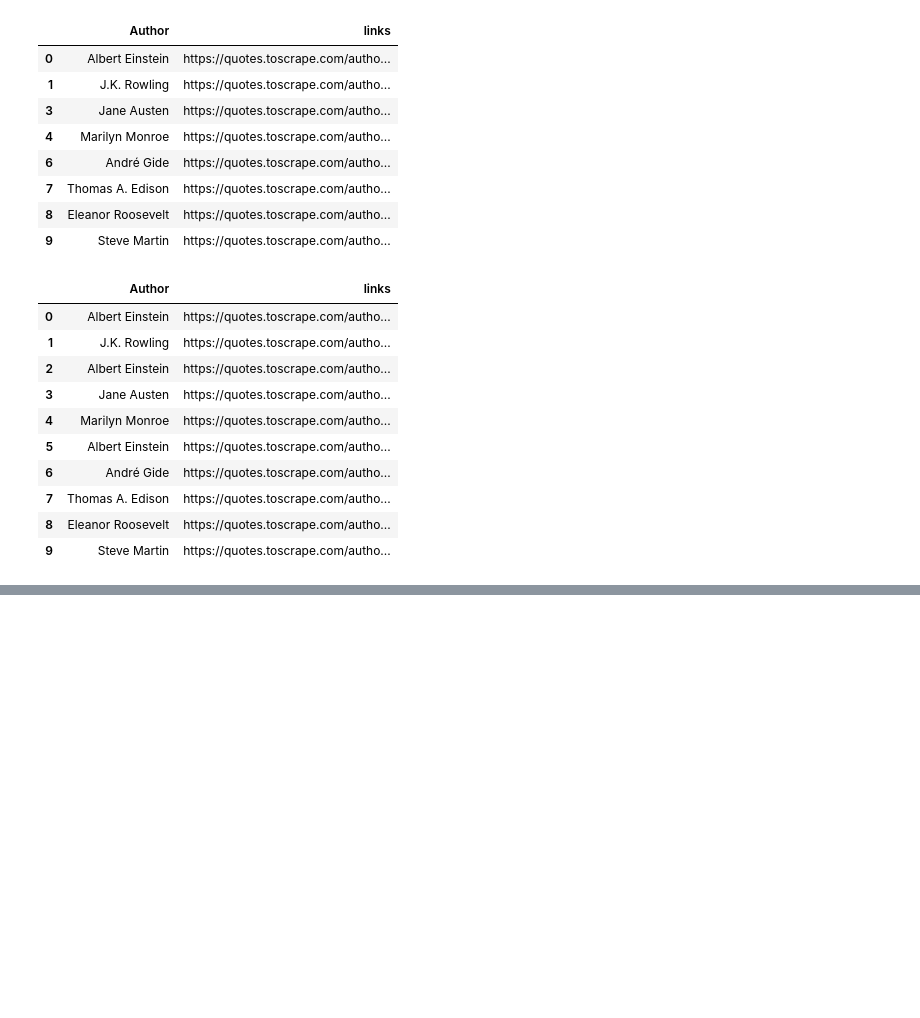
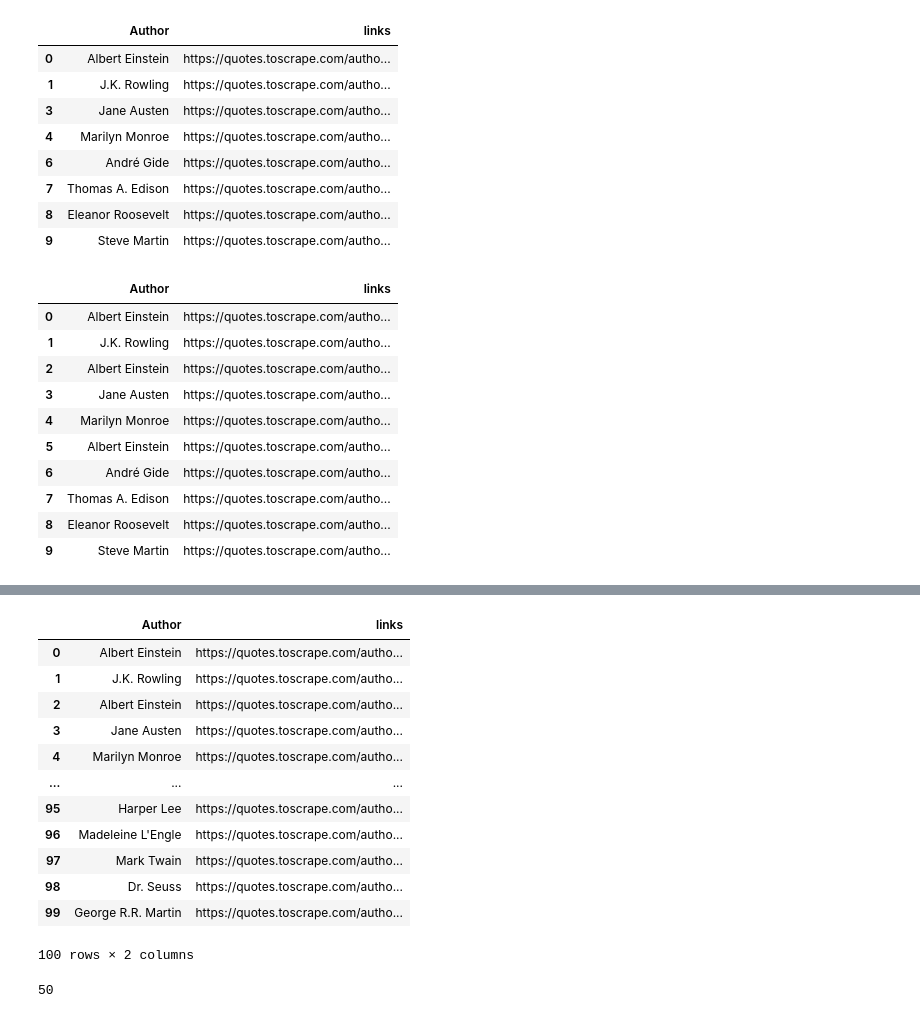
Before and after one commit to ChandrashekharRobbi/Web-Scraping, a Jupyter notebook: Page Scrapper/page scrapper.ipynb, the cells around one changed output, grey strips where cells are left out. Drawn from its saved outputs; the diff is of its cells as text; code cells hidden in the pictures; blank space fills up the shorter version.

```diff
--- a/Page Scrapper/page scrapper.ipynb
+++ b/Page Scrapper/page scrapper.ipynb
@@ -332,0 +409,20 @@ https://quotes.toscrape.com/page/10
+# %%
+df
+# %% [output]
+|  | Author | links |
+| 0 | Albert Einstein | https://quotes.toscrape.com/autho... |
+| 1 | J.K. Rowling | https://quotes.toscrape.com/autho... |
+| 2 | Albert Einstein | https://quotes.toscrape.com/autho... |
+| 3 | Jane Austen | https://quotes.toscrape.com/autho... |
+| 4 | Marilyn Monroe | https://quotes.toscrape.com/autho... |
+| ... | ... | ... |
+| 95 | Harper Lee | https://quotes.toscrape.com/autho... |
+| 96 | Madeleine L'Engle | https://quotes.toscrape.com/autho... |
+| 97 | Mark Twain | https://quotes.toscrape.com/autho... |
+| 98 | Dr. Seuss | https://quotes.toscrape.com/autho... |
+| 99 | George R.R. Martin | https://quotes.toscrape.com/autho... |
+100 rows × 2 columns
+# %%
+len(df.drop_duplicates())
+# %% [output]
+50
```
Also changed, not shown: parts of 19 cells of this notebook, 2 other files.
